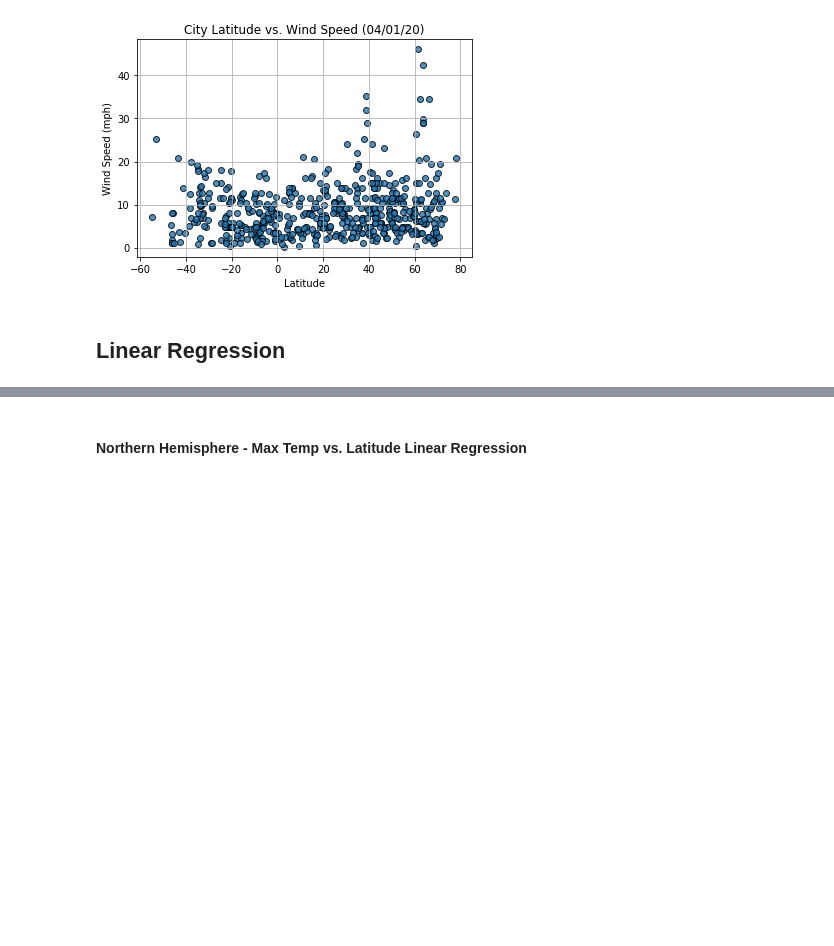
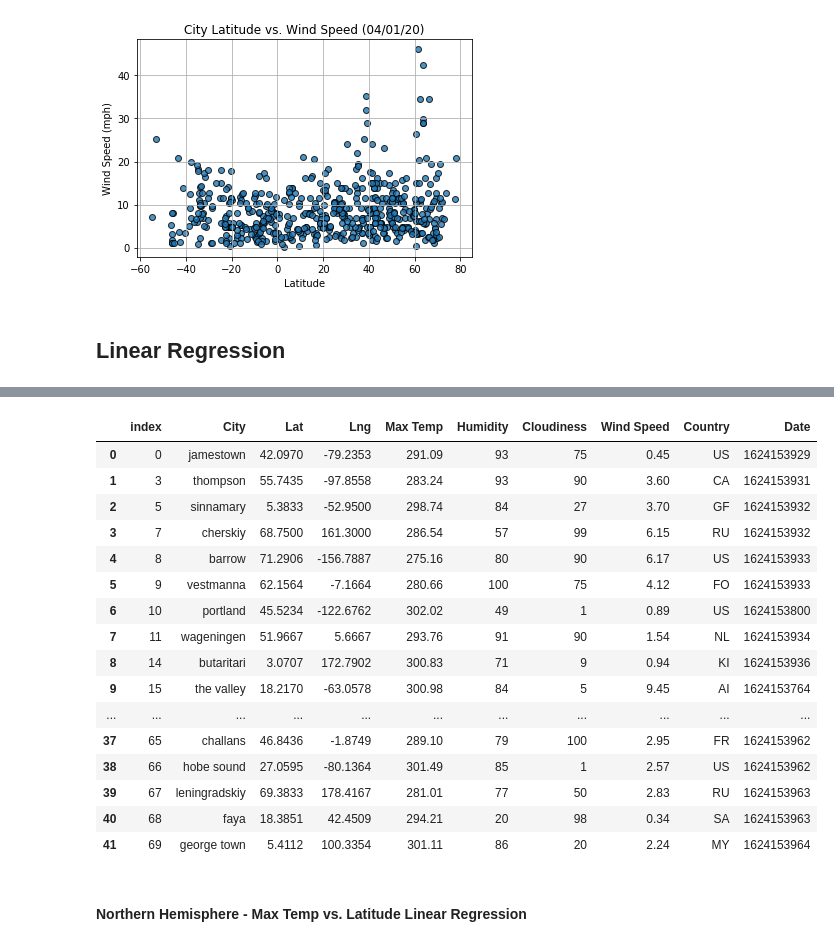
Before and after one commit to cjdance/python-api-challenge, a Jupyter notebook: WeatherPy/WeatherPy-Test.ipynb, the cells around one changed output, grey strips where cells are left out. Saved outputs shown, nothing was run; the diff lists cells and outputs as text; code cells hidden in the pictures; blank space fills up the shorter version.

```diff
--- a/WeatherPy/WeatherPy-Test.ipynb
+++ b/WeatherPy/WeatherPy-Test.ipynb
@@ -258,3 +279,23 @@ north_hemi = clean_city_data.loc[clean_city_data.]
+# %%
+north_hemi.reset_index()
+# %% [output]
+|  | index | City | Lat | Lng | Max Temp | Humidity | Cloudiness | Wind Speed | Country | Date |
+| 0 | 0 | jamestown | 42.0970 | -79.2353 | 291.09 | 93 | 75 | 0.45 | US | 1624153929 |
+| 1 | 3 | thompson | 55.7435 | -97.8558 | 283.24 | 93 | 90 | 3.60 | CA | 1624153931 |
+| 2 | 5 | sinnamary | 5.3833 | -52.9500 | 298.74 | 84 | 27 | 3.70 | GF | 1624153932 |
+| 3 | 7 | cherskiy | 68.7500 | 161.3000 | 286.54 | 57 | 99 | 6.15 | RU | 1624153932 |
+| 4 | 8 | barrow | 71.2906 | -156.7887 | 275.16 | 80 | 90 | 6.17 | US | 1624153933 |
+| 5 | 9 | vestmanna | 62.1564 | -7.1664 | 280.66 | 100 | 75 | 4.12 | FO | 1624153933 |
+| 6 | 10 | portland | 45.5234 | -122.6762 | 302.02 | 49 | 1 | 0.89 | US | 1624153800 |
+| 7 | 11 | wageningen | 51.9667 | 5.6667 | 293.76 | 91 | 90 | 1.54 | NL | 1624153934 |
+| 8 | 14 | butaritari | 3.0707 | 172.7902 | 300.83 | 71 | 9 | 0.94 | KI | 1624153936 |
+| 9 | 15 | the valley | 18.2170 | -63.0578 | 300.98 | 84 | 5 | 9.45 | AI | 1624153764 |
+| ... | ... | ... | ... | ... | ... | ... | ... | ... | ... | ... |
+| 37 | 65 | challans | 46.8436 | -1.8749 | 289.10 | 79 | 100 | 2.95 | FR | 1624153962 |
+| 38 | 66 | hobe sound | 27.0595 | -80.1364 | 301.49 | 85 | 1 | 2.57 | US | 1624153962 |
+| 39 | 67 | leningradskiy | 69.3833 | 178.4167 | 281.01 | 77 | 50 | 2.83 | RU | 1624153963 |
+| 40 | 68 | faya | 18.3851 | 42.4509 | 294.21 | 20 | 98 | 0.34 | SA | 1624153963 |
+| 41 | 69 | george town | 5.4112 | 100.3354 | 301.11 | 86 | 20 | 2.24 | MY | 1624153964 |
 # %% [markdown]
 ####  Northern Hemisphere - Max Temp vs. Latitude Linear Regression
 # %%
```
Also changed, not shown: parts of 2 cells of this notebook.
